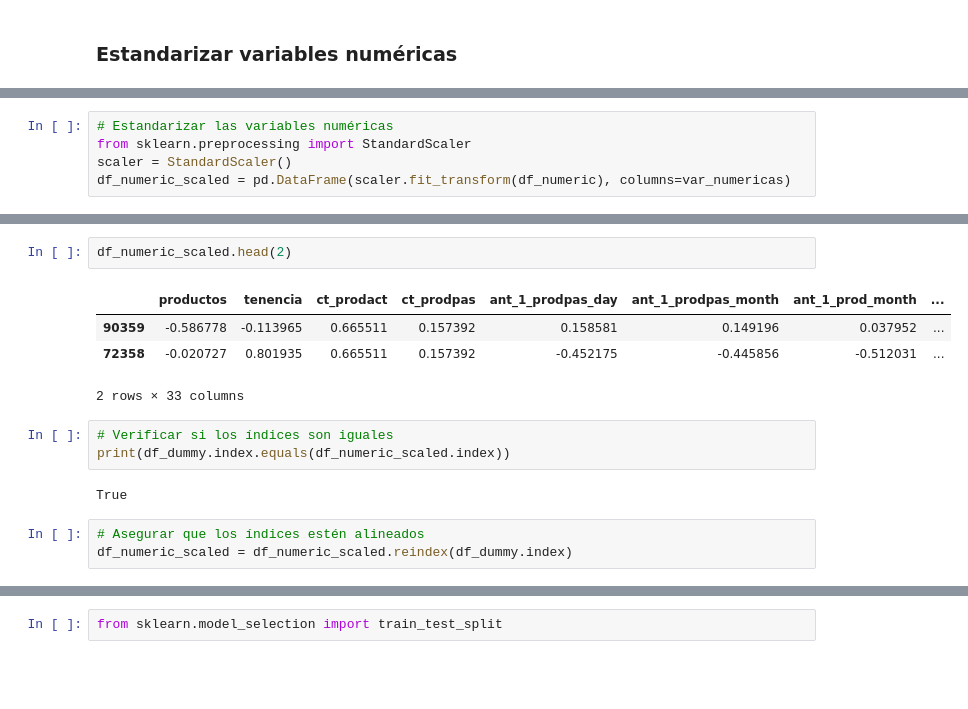
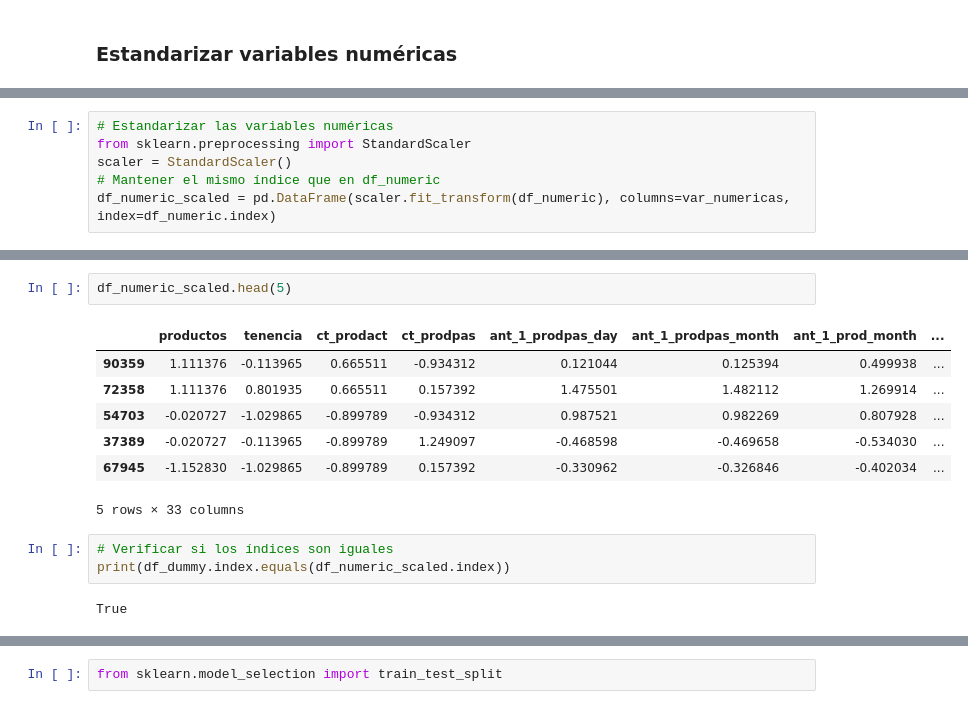
Before and after one commit to sofisuares/Machine-learning, a Jupyter notebook: Proyecto Clientes_enproceso.ipynb, the cells around one changed output, grey strips where cells are left out. Drawn from its saved outputs; the diff is of its cells as text; blank space fills up the shorter version.

```diff
--- a/Proyecto Clientes_enproceso.ipynb
+++ b/Proyecto Clientes_enproceso.ipynb
@@ -729,7 +748,8 @@ df_numeric = df2[var_numericas]
 # Estandarizar las variables numéricas
 from sklearn.preprocessing import StandardScaler
 scaler = StandardScaler()
-df_numeric_scaled = pd.DataFrame(scaler.fit_transform(df_numeric), columns=var_numericas)
+# Mantener el mismo índice que en df_numeric
+df_numeric_scaled = pd.DataFrame(scaler.fit_transform(df_numeric), columns=var_numericas, index=df_numeric.index)
 # %%
 df_numeric_scaled
 # %% [output]
@@ -774,18 +793,18 @@ df_dummy.head(2)
 # %%
-df_numeric_scaled.head(2)
+df_numeric_scaled.head(5)
 # %% [output]
 |  | productos | tenencia | ct_prodact | ct_prodpas | ant_1_prodpas_day | ant_1_prodpas_month | ant_1_prod_month | ... |
-| 90359 | -0.586778 | -0.113965 | 0.665511 | 0.157392 | 0.158581 | 0.149196 | 0.037952 | ... |
-| 72358 | -0.020727 | 0.801935 | 0.665511 | 0.157392 | -0.452175 | -0.445856 | -0.512031 | ... |
+| 90359 | 1.111376 | -0.113965 | 0.665511 | -0.934312 | 0.121044 | 0.125394 | 0.499938 | ... |
+| 72358 | 1.111376 | 0.801935 | 0.665511 | 0.157392 | 1.475501 | 1.482112 | 1.269914 | ... |
+| 54703 | -0.020727 | -1.029865 | -0.899789 | -0.934312 | 0.987521 | 0.982269 | 0.807928 | ... |
+| 37389 | -0.020727 | -0.113965 | -0.899789 | 1.249097 | -0.468598 | -0.469658 | -0.534030 | ... |
+| 67945 | -1.152830 | -1.029865 | -0.899789 | 0.157392 | -0.330962 | -0.326846 | -0.402034 | ... |
-2 rows × 33 columns
+5 rows × 33 columns
 # %%
 # Verificar si los índices son iguales
 print(df_dummy.index.equals(df_numeric_scaled.index))
 # %% [output]
 True
-# %%
-# Asegurar que los índices estén alineados
-df_numeric_scaled = df_numeric_scaled.reindex(df_dummy.index)
 # %%
 # Combinar DataFrames
 df_final = pd.concat([df_dummy, df_numeric_scaled], axis=1)
```
Also changed, not shown: parts of 60 cells of this notebook.
